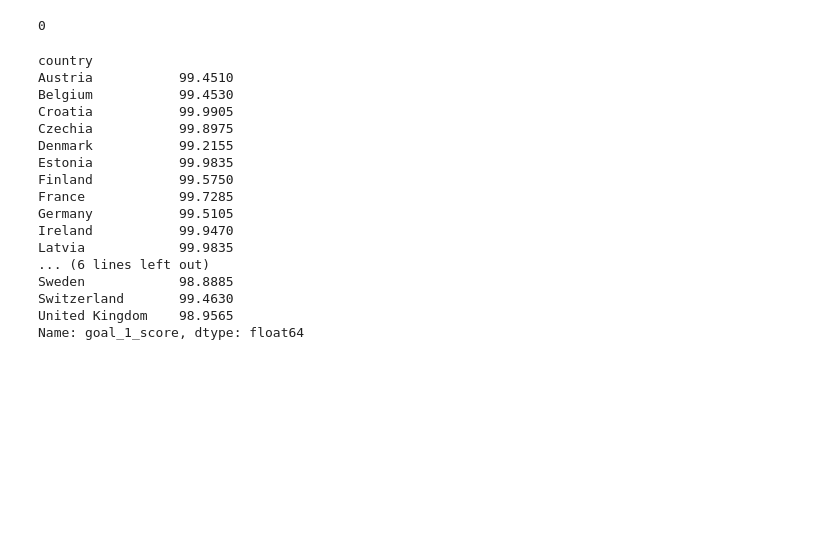
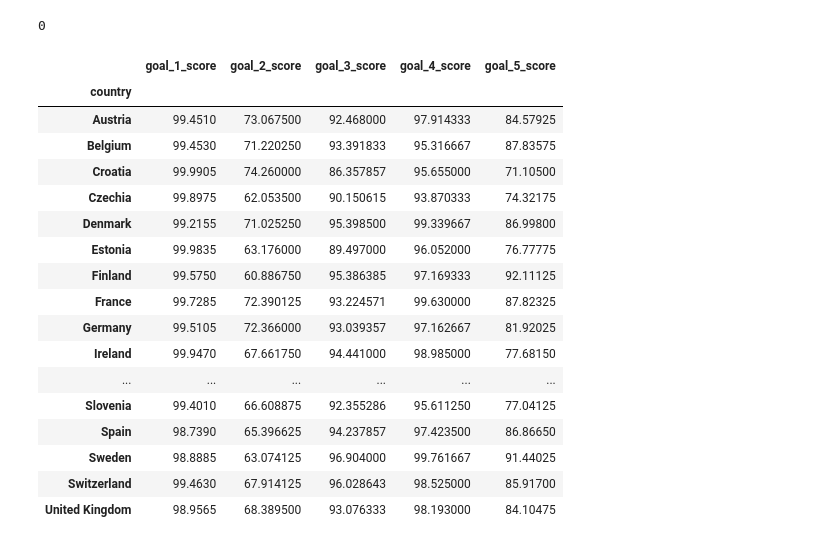
Before and after one commit to MbuyiseloNtando/Sustainable-development-report-2000-2023-, a Jupyter notebook: new.ipynb, the cells around one changed output. Drawn from its saved outputs; the diff is of its cells as text; code cells hidden in the pictures; blank space fills up the shorter version.

```diff
--- a/new.ipynb
+++ b/new.ipynb
@@ -39,26 +39,27 @@ df.country.duplicated().sum()
 # %% [output]
 0
 # %%
-df1 = df.head(20).groupby("country")["goal_1_score"].mean()
+df1 = df.head(20).groupby("country")[["goal_1_score", "goal_2_score", "goal_3_score", "goal_4_score", "goal_5_score"]].mean()
 df1
 # %% [output]
-country
-Austria           99.4510
-Belgium           99.4530
-Croatia           99.9905
-Czechia           99.8975
-Denmark           99.2155
-Estonia           99.9835
-Finland           99.5750
-France            99.7285
-Germany           99.5105
-Ireland           99.9470
-Latvia            99.9835
-... (6 lines left out)
-Sweden            98.8885
-Switzerland       99.4630
-United Kingdom    98.9565
-Name: goal_1_score, dtype: float64
+|  | goal_1_score | goal_2_score | goal_3_score | goal_4_score | goal_5_score |
+| country |  |  |  |  |  |
+| Austria | 99.4510 | 73.067500 | 92.468000 | 97.914333 | 84.57925 |
+| Belgium | 99.4530 | 71.220250 | 93.391833 | 95.316667 | 87.83575 |
+| Croatia | 99.9905 | 74.260000 | 86.357857 | 95.655000 | 71.10500 |
+| Czechia | 99.8975 | 62.053500 | 90.150615 | 93.870333 | 74.32175 |
+| Denmark | 99.2155 | 71.025250 | 95.398500 | 99.339667 | 86.99800 |
+| Estonia | 99.9835 | 63.176000 | 89.497000 | 96.052000 | 76.77775 |
+| Finland | 99.5750 | 60.886750 | 95.386385 | 97.169333 | 92.11125 |
+| France | 99.7285 | 72.390125 | 93.224571 | 99.630000 | 87.82325 |
+| Germany | 99.5105 | 72.366000 | 93.039357 | 97.162667 | 81.92025 |
+| Ireland | 99.9470 | 67.661750 | 94.441000 | 98.985000 | 77.68150 |
+| ... | ... | ... | ... | ... | ... |
+| Slovenia | 99.4010 | 66.608875 | 92.355286 | 95.611250 | 77.04125 |
+| Spain | 98.7390 | 65.396625 | 94.237857 | 97.423500 | 86.86650 |
+| Sweden | 98.8885 | 63.074125 | 96.904000 | 99.761667 | 91.44025 |
+| Switzerland | 99.4630 | 67.914125 | 96.028643 | 98.525000 | 85.91700 |
+| United Kingdom | 98.9565 | 68.389500 | 93.076333 | 98.193000 | 84.10475 |
 # %%
 import matplotlib.pyplot as plt
 %matplotlib inline
```
Also changed, not shown: parts of 2 cells of this notebook.
